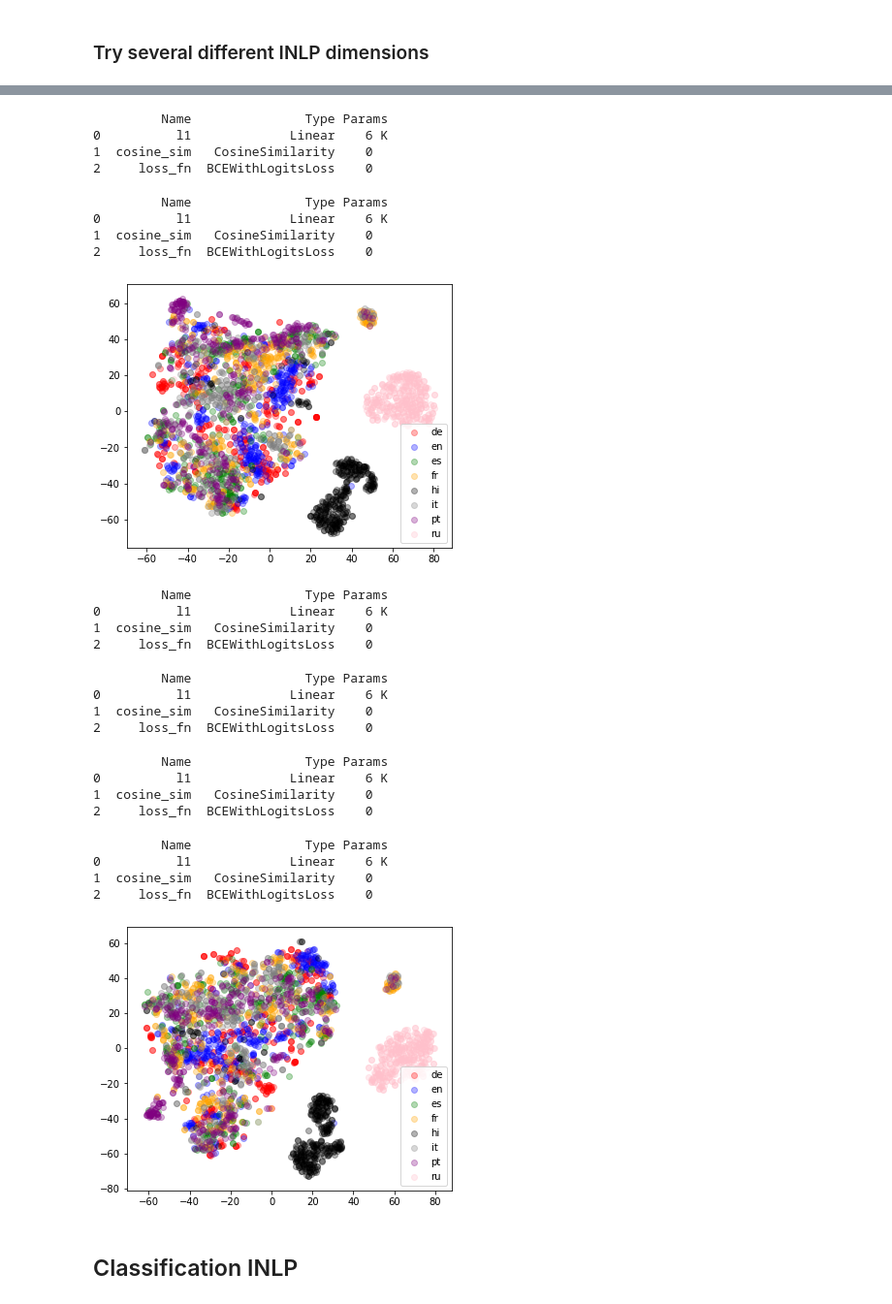
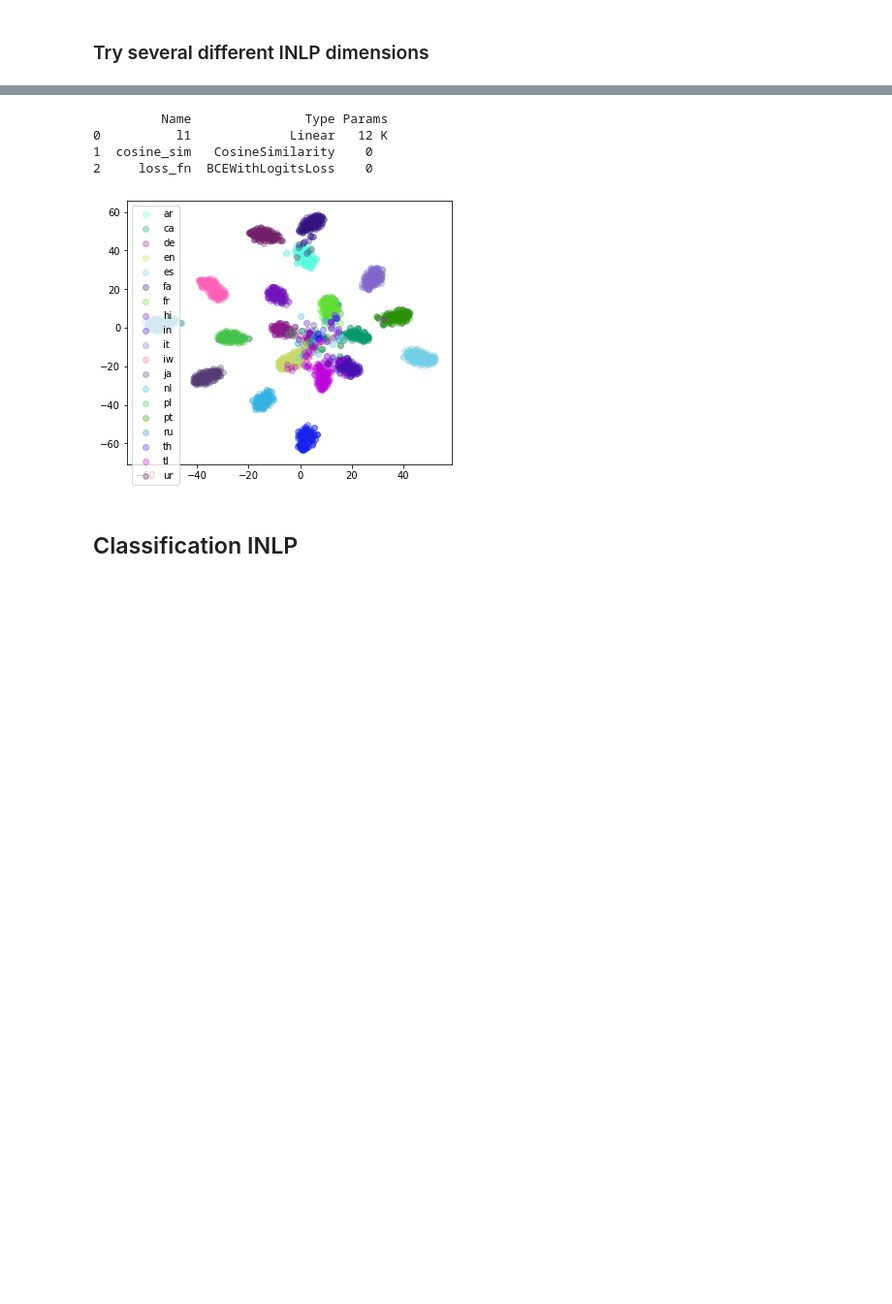
Before and after one commit to Shaul1321/multilingual-inlp, a Jupyter notebook: inlp-mbert-experiment.ipynb, the cells around one changed output, grey strips where cells are left out. Shown at 97% size. Drawn from its saved outputs; the diff is of its cells as text; code cells hidden in the pictures; blank space fills up the shorter version.

```diff
--- a/inlp-mbert-experiment.ipynb
+++ b/inlp-mbert-experiment.ipynb
@@ -192,5 +212,5 @@ I0224 18:35:21.572031 140559703516992 modeling_utils.py:406] loading weights fil
 # %%
-data_with_states = collect_bert_states(bert, copy.deepcopy(data), layers = [-1], strategy = "cls")
+data_with_states = collect_bert_states(bert, copy.deepcopy(data)[:], layers = [-1], strategy = "rand-word")
 # %% [output]
 [interactive output not drawn]
 # %%
@@ -202,6 +222,8 @@ with open("data_with_bert-large_states.pickle", "wb") as f:
 # %% [markdown]
 ## TSNE by language (Before INLP)
 # %%
+COLORS = [np.random.rand(1,3) for i in range(100)]
+
 def tsne(vecs, labels, title="", ind2label = None, words = None, metric = "l2", color_gradient = False):
 
   tsne = TSNE(n_components=2, random_state=0, metric = metric)
@@ -215,7 +237,7 @@ def tsne(vecs, labels, title="", ind2label = None, words = None, metric = "l2",
 
   plt.figure(figsize=(6, 5))
   colors = "red", "blue", "green", "orange", "black", "grey", "purple", "pink", "brown", "cyan", "magenta", "gold", "brown"
-  for i, c, label in zip(sorted(set(labels.tolist())), colors, names):
+  for i, c, label in zip(sorted(set(labels.tolist())), COLORS, names):
         plt.scatter(vecs_2d[labels == label, 0], vecs_2d[labels == label, 1], c=c,
                     label=label if ind2label is None else ind2label[label], alpha = 0.3)
   plt.legend()
@@ -301,7 +316,7 @@ inlp_model_handler = inlp_linear_model.SiameseLinearClassifier(model_params = pa
 # %% [markdown]
 ### Try several different INLP dimensions
 # %%
-for num_classifiers in [1,2,3,4]:
+for num_classifiers in [5]:
     P, rowspace_projections, Ws = inlp.run_INLP(num_classifiers = num_classifiers, input_dim = 768, is_autoregressive = True, min_accuracy = 0, dataset_handler = inlp_dataset, model = inlp_model_handler)
     P_rowspace = np.eye(P.shape[0]) - P
     tsne(P_rowspace.dot(vecs.T).T[:3000], labels_lang[:3000])
@@ -325,31 +338,10 @@ for num_classifiers in [1,2,3,4]:
 1  cosine_sim   CosineSimilarity    0
 2     loss_fn  BCEWithLogitsLoss    0
          Name               Type Params
-0          l1             Linear    6 K
+0          l1             Linear   12 K
 1  cosine_sim   CosineSimilarity    0
 2     loss_fn  BCEWithLogitsLoss    0
-         Name               Type Params
-0          l1             Linear    6 K
-1  cosine_sim   CosineSimilarity    0
-2     loss_fn  BCEWithLogitsLoss    0
-[figure, removed]
-         Name               Type Params
-0          l1             Linear    6 K
-1  cosine_sim   CosineSimilarity    0
-2     loss_fn  BCEWithLogitsLoss    0
-         Name               Type Params
-0          l1             Linear    6 K
-1  cosine_sim   CosineSimilarity    0
-2     loss_fn  BCEWithLogitsLoss    0
-         Name               Type Params
-0          l1             Linear    6 K
-1  cosine_sim   CosineSimilarity    0
-2     loss_fn  BCEWithLogitsLoss    0
-         Name               Type Params
-0          l1             Linear    6 K
-1  cosine_sim   CosineSimilarity    0
-2     loss_fn  BCEWithLogitsLoss    0
-[figure, removed]
+[figure, new version]
 # %% [markdown]
 ## Classification INLP
 # %%
```
Also changed, not shown: parts of 17 cells of this notebook.
